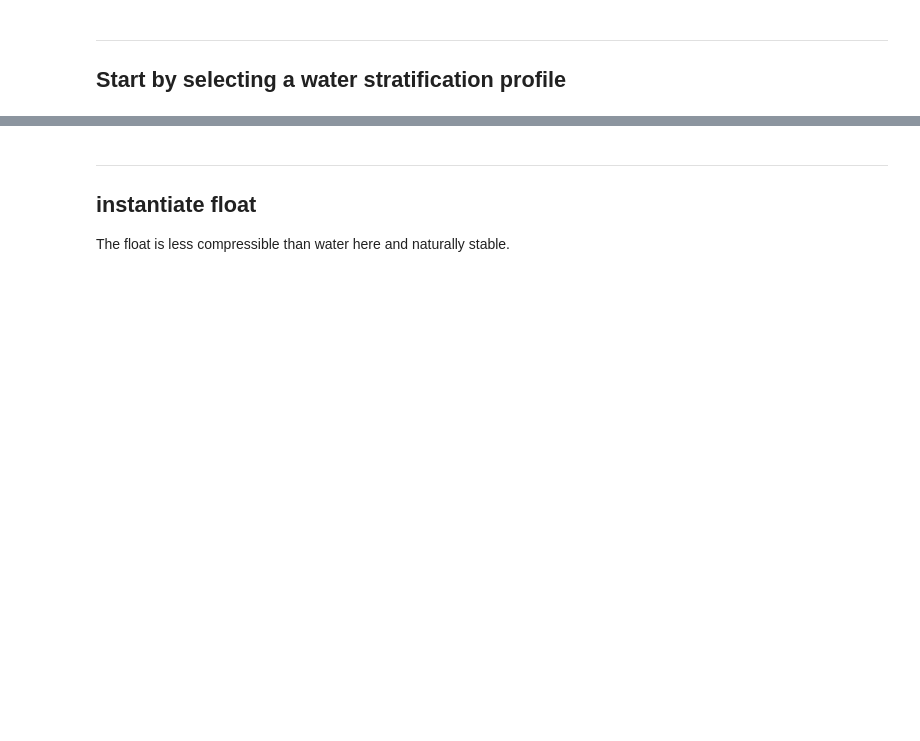
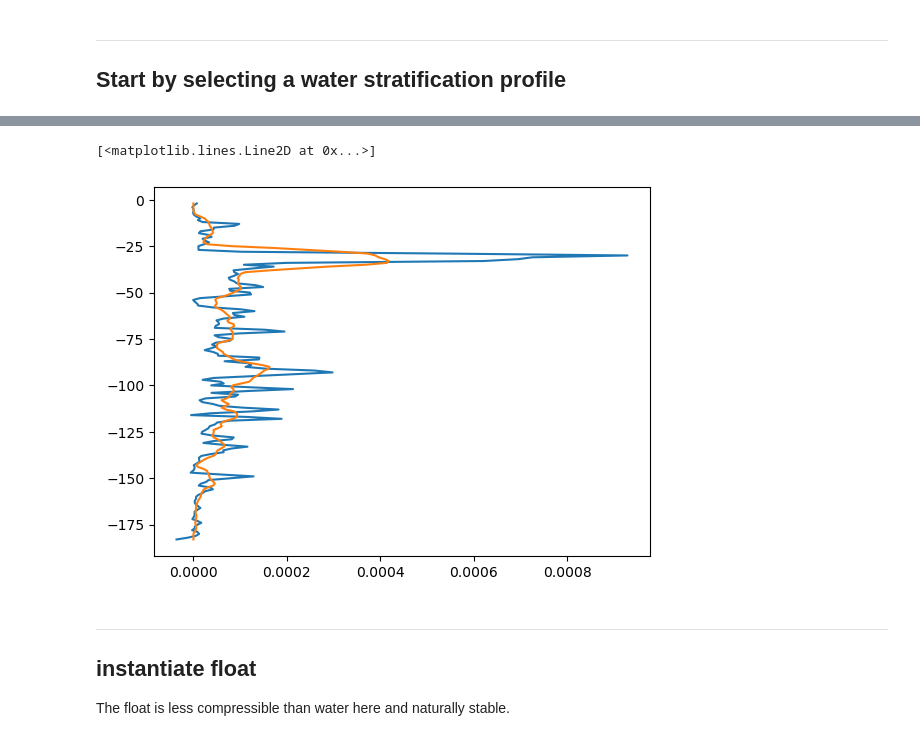
Before and after one commit to apatlpo/cognac, a Jupyter notebook: float_simulations/minions.ipynb, the cells around one changed output, grey strips where cells are left out. Saved outputs shown, nothing was run; the diff lists cells and outputs as text; code cells hidden in the pictures; blank space fills up the shorter version.

```diff
--- a/float_simulations/minions.ipynb
+++ b/float_simulations/minions.ipynb
@@ -67,10 +63,8 @@ import cognac.ufloat as fl
 
 ## Start by selecting a water stratification profile
 # %%
-data_dir = '/Users/aponte/Current_projects/cognac/minions/'
-mat_file = data_dir+'MinionData_for_Aurelien.mat'
-
 def parse_minion_mat(mat_file):
+    """ parser of Minion mat file """
 
     d = sio.loadmat(mat_file)
     # d['minion2'], d['minion3'] for trajectories
@@ -87,9 +81,3 @@ def parse_minion_mat(mat_file):
     ctd['pressure'] = gsw.p_from_z(ctd['z'], ctd['lat'])
 
     return ctd
-
-ctd = parse_minion_mat(mat_file)
-
-w = fl.waterp(**ctd)
-
-w
@@ -98,0 +95,13 @@ Provided water profile at lon=-122, lat=37
+# %%
+# smooth vertical profile a bit
+Ns = 10 # number of points for the rolling mean
+
+df = pd.DataFrame(ctd)
+dfs = (
+    df
+    .set_index("pressure")
+    .rolling(Ns, center=True).mean()
+    .bfill().ffill()
+    .reset_index()
+)
+ws = fl.waterp(**{v: dfs[v].values for v in ["pressure", "temperature", "salinity"]}, lon=ctd["lon"], lat=ctd["lat"])
@@ -98,0 +112,6 @@ Provided water profile at lon=-122, lat=37
+# %%
+plt.plot(w.bg["N2"], w.bg["z"])
+plt.plot(ws.bg["N2"], ws.bg["z"])
+# %% [output]
+[<matplotlib.lines.Line2D at 0x...>]
+[figure, added]
```
Also changed, not shown: parts of 98 cells of this notebook, 7 other files.
